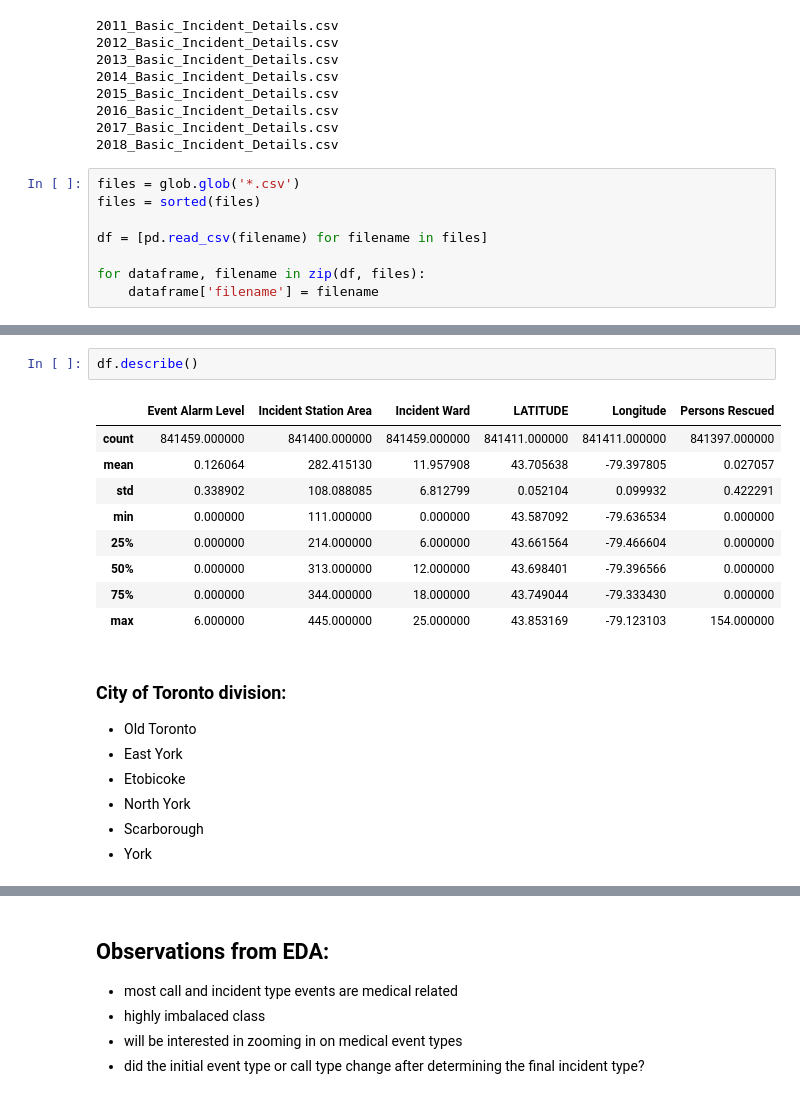
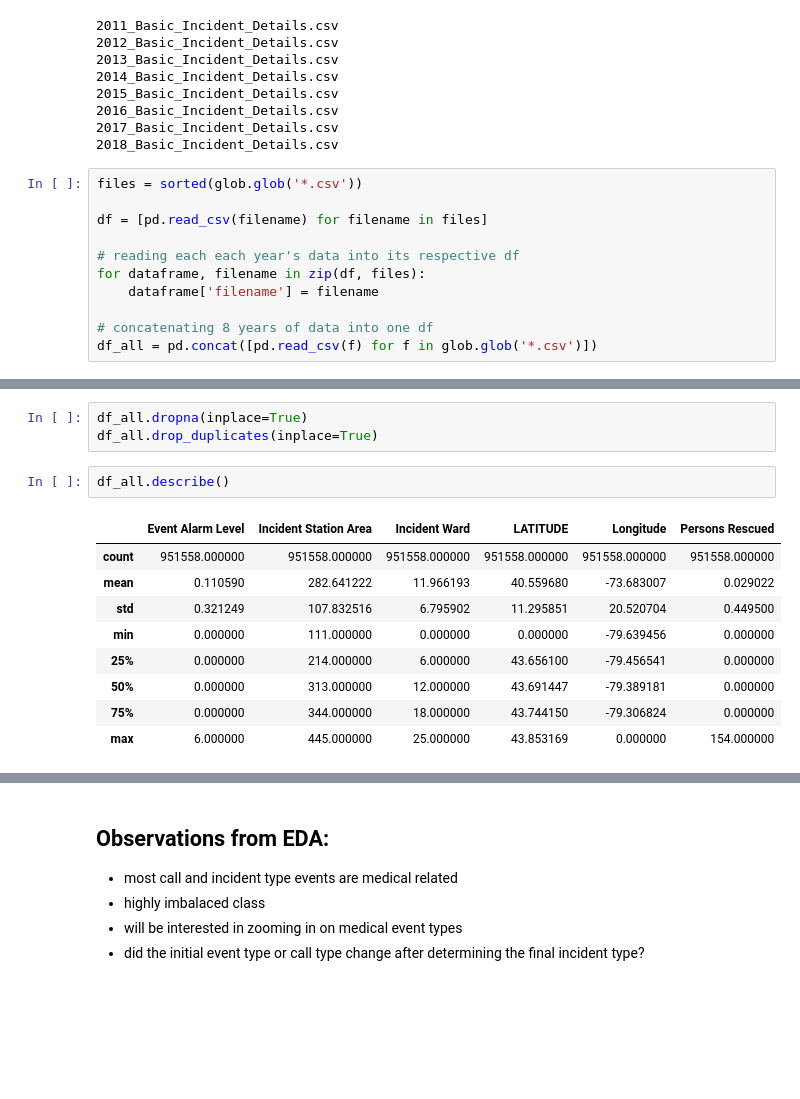
Before and after one commit to 00chengh/toronto_fire_incidents_analysis, a Jupyter notebook: TFS.ipynb, the cells around one changed output, grey strips where cells are left out. Cells and saved outputs as stored; diff of their text form; blank space fills up the shorter version.

```diff
--- a/TFS.ipynb
+++ b/TFS.ipynb
@@ -57,13 +63,16 @@ load_data(url=url, params=params)
 2017_Basic_Incident_Details.csv
 2018_Basic_Incident_Details.csv
 # %%
-files = glob.glob('*.csv')
-files = sorted(files)
+files = sorted(glob.glob('*.csv'))
 
 df = [pd.read_csv(filename) for filename in files]
 
+# reading each each year's data into its respective df
 for dataframe, filename in zip(df, files):
     dataframe['filename'] = filename
+
+# concatenating 8 years of data into one df
+df_all = pd.concat([pd.read_csv(f) for f in glob.glob('*.csv')])
 # %%
 # url = "https://ckan0.cf.opendata.inter.prod-toronto.ca/api/3/action/package_show"
 # params = { "id": "263f54b6-5c60-434f-8958-4e11248f08ff"}
@@ -124,21 +103,15 @@ df.head()
+# %%
+df_all.dropna(inplace=True)
+df_all.drop_duplicates(inplace=True)
 # %%
-df.describe()
+df_all.describe()
 # %% [output]
 |  | Event Alarm Level | Incident Station Area | Incident Ward | LATITUDE | Longitude | Persons Rescued |
-| count | 841459.000000 | 841400.000000 | 841459.000000 | 841411.000000 | 841411.000000 | 841397.000000 |
-| mean | 0.126064 | 282.415130 | 11.957908 | 43.705638 | -79.397805 | 0.027057 |
-| std | 0.338902 | 108.088085 | 6.812799 | 0.052104 | 0.099932 | 0.422291 |
-| min | 0.000000 | 111.000000 | 0.000000 | 43.587092 | -79.636534 | 0.000000 |
-| 25% | 0.000000 | 214.000000 | 6.000000 | 43.661564 | -79.466604 | 0.000000 |
-| 50% | 0.000000 | 313.000000 | 12.000000 | 43.698401 | -79.396566 | 0.000000 |
-| 75% | 0.000000 | 344.000000 | 18.000000 | 43.749044 | -79.333430 | 0.000000 |
-| max | 6.000000 | 445.000000 | 25.000000 | 43.853169 | -79.123103 | 154.000000 |
+| count | 951558.000000 | 951558.000000 | 951558.000000 | 951558.000000 | 951558.000000 | 951558.000000 |
+| mean | 0.110590 | 282.641222 | 11.966193 | 40.559680 | -73.683007 | 0.029022 |
+| std | 0.321249 | 107.832516 | 6.795902 | 11.295851 | 20.520704 | 0.449500 |
+| min | 0.000000 | 111.000000 | 0.000000 | 0.000000 | -79.639456 | 0.000000 |
+| 25% | 0.000000 | 214.000000 | 6.000000 | 43.656100 | -79.456541 | 0.000000 |
+| 50% | 0.000000 | 313.000000 | 12.000000 | 43.691447 | -79.389181 | 0.000000 |
+| 75% | 0.000000 | 344.000000 | 18.000000 | 43.744150 | -79.306824 | 0.000000 |
+| max | 6.000000 | 445.000000 | 25.000000 | 43.853169 | 0.000000 | 154.000000 |
-# %% [markdown]
-
-### City of Toronto division:
-- Old Toronto
-- East York
-- Etobicoke
-- North York
-- Scarborough
-- York
```
Also changed, not shown: parts of 30 cells of this notebook.
